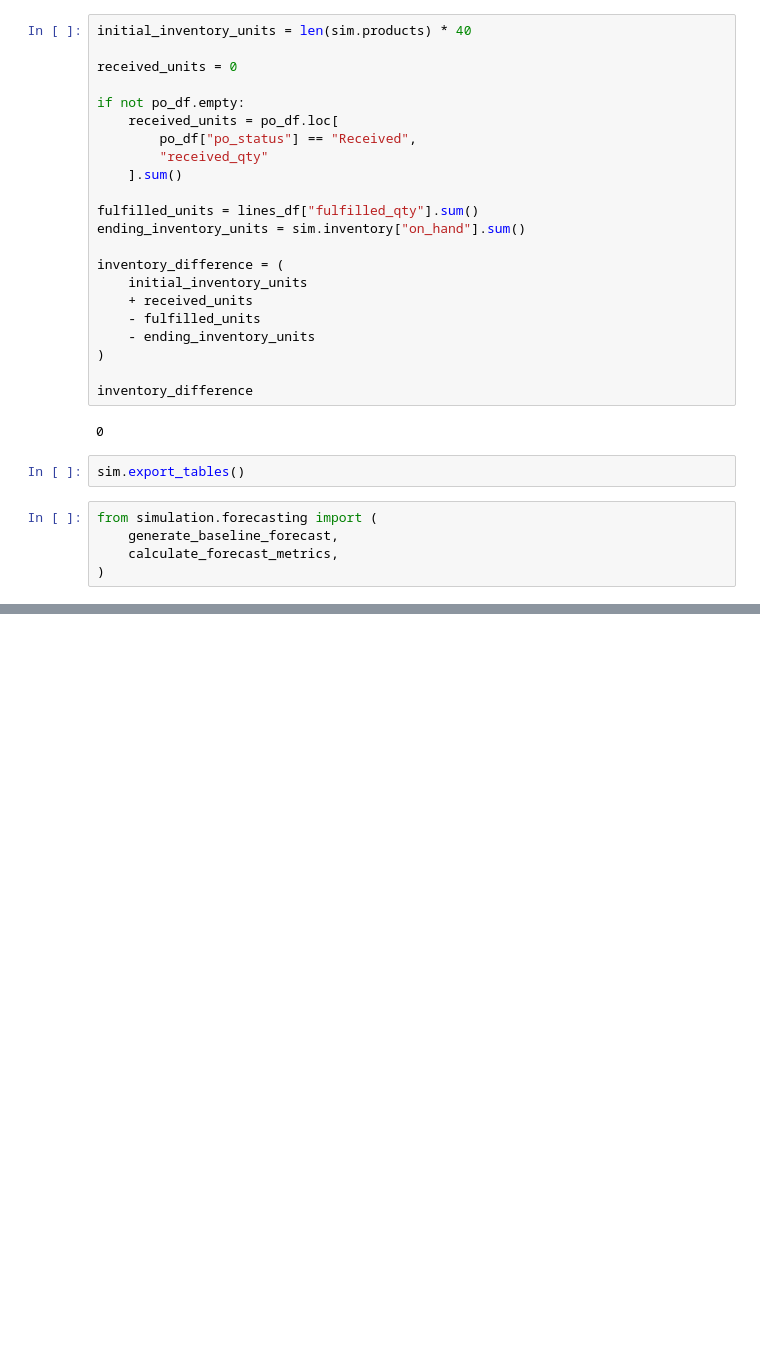
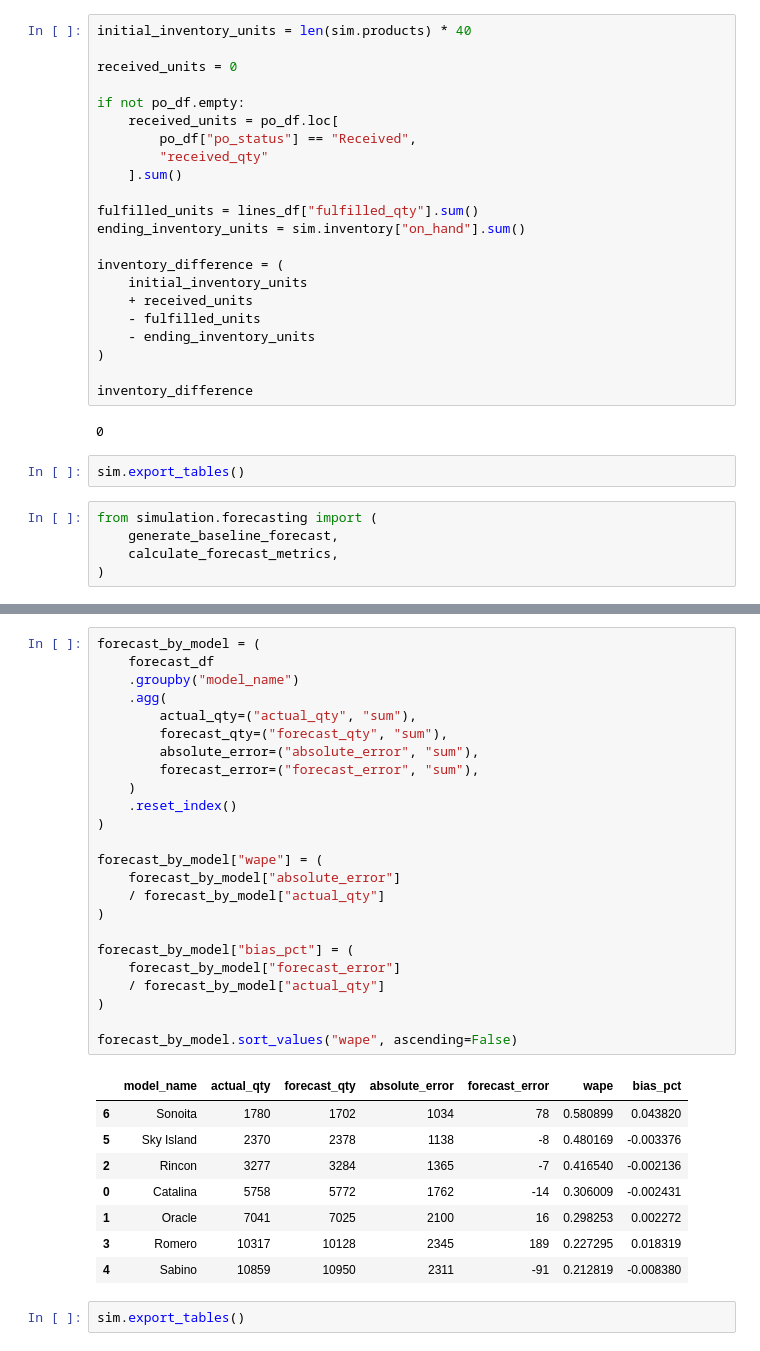
Before and after one commit to samuellettes/sonoran-cycles-supply-chain-analytics, a Jupyter notebook: notebooks/03_Validation.ipynb, the cells around one changed output, grey strips where cells are left out. Saved outputs shown, nothing was run; the diff lists cells and outputs as text; blank space fills up the shorter version.

```diff
--- a/notebooks/03_Validation.ipynb
+++ b/notebooks/03_Validation.ipynb
@@ -128,0 +163,35 @@ forecast_df.head()
+# %%
+forecast_by_model = (
+    forecast_df
+    .groupby("model_name")
+    .agg(
+        actual_qty=("actual_qty", "sum"),
+        forecast_qty=("forecast_qty", "sum"),
+        absolute_error=("absolute_error", "sum"),
+        forecast_error=("forecast_error", "sum"),
+    )
+    .reset_index()
+)
+
+forecast_by_model["wape"] = (
+    forecast_by_model["absolute_error"]
+    / forecast_by_model["actual_qty"]
+)
+
+forecast_by_model["bias_pct"] = (
+    forecast_by_model["forecast_error"]
+    / forecast_by_model["actual_qty"]
+)
+
+forecast_by_model.sort_values("wape", ascending=False)
+# %% [output]
+|  | model_name | actual_qty | forecast_qty | absolute_error | forecast_error | wape | bias_pct |
+| 6 | Sonoita | 1780 | 1702 | 1034 | 78 | 0.580899 | 0.043820 |
+| 5 | Sky Island | 2370 | 2378 | 1138 | -8 | 0.480169 | -0.003376 |
+| 2 | Rincon | 3277 | 3284 | 1365 | -7 | 0.416540 | -0.002136 |
+| 0 | Catalina | 5758 | 5772 | 1762 | -14 | 0.306009 | -0.002431 |
+| 1 | Oracle | 7041 | 7025 | 2100 | 16 | 0.298253 | 0.002272 |
+| 3 | Romero | 10317 | 10128 | 2345 | 189 | 0.227295 | 0.018319 |
+| 4 | Sabino | 10859 | 10950 | 2311 | -91 | 0.212819 | -0.008380 |
+# %%
+sim.export_tables()
```
Also changed, not shown: parts of 10 cells of this notebook, 14 other files.
